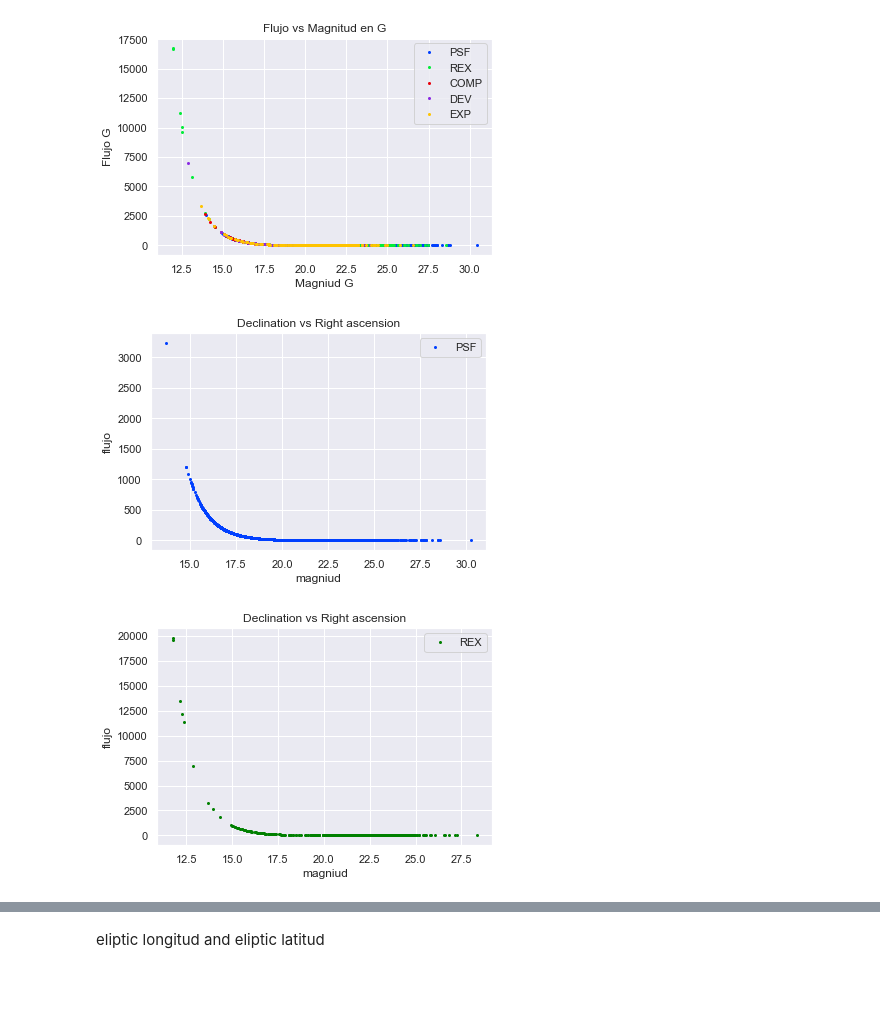
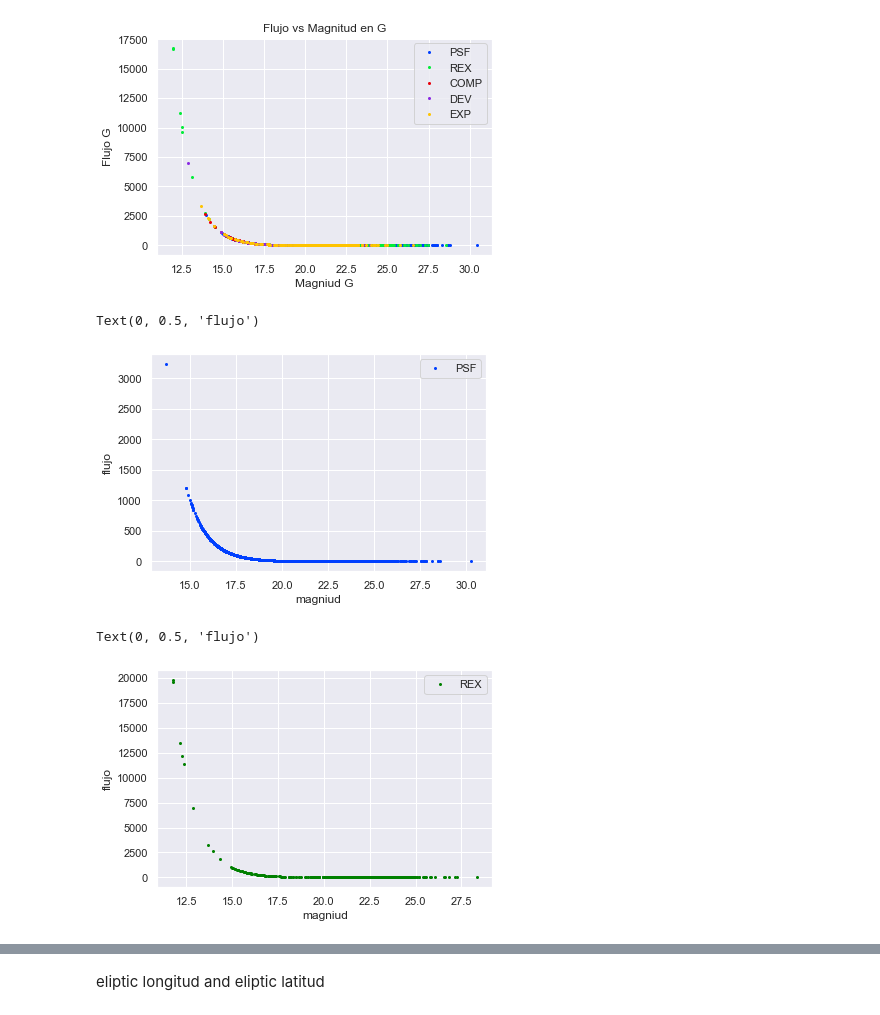
Before and after one commit to DCIDA2019/da2019-Stefany2889, a Jupyter notebook: Semana14/proyecto/Tarea.ipynb, the cells around one changed output, grey strips where cells are left out. Cells and saved outputs as stored; diff of their text form; code cells hidden in the pictures; blank space fills up the shorter version.

```diff
--- a/Semana14/proyecto/Tarea.ipynb
+++ b/Semana14/proyecto/Tarea.ipynb
@@ -107,21 +112,22 @@ plt.title('Flujo vs Magnitud en G');
 # %%
 
 plt.plot(data['dered_mag_g'][data['type'] == 'PSF'], data['dered_flux_g'][data['type'] == 'PSF'], '.', markersize = 4,label = 'PSF')
 plt.legend()
 plt.xlabel('magniud')
 plt.ylabel('flujo')
-plt.title('Declination vs Right ascension');
 # %% [output]
+Text(0, 0.5, 'flujo')
-[figure, old version]
+[figure, new version]
 # %%
 plt.plot(data['dered_mag_g'][data['type'] == 'REX'], data['dered_flux_g'][data['type'] == 'REX'], '.', markersize = 4,color='green', label = 'REX')
 
 plt.legend()
 plt.xlabel('magniud')
 plt.ylabel('flujo')
-plt.title('Declination vs Right ascension');
+#plt.title('Declination vs Right ascension');
 # %% [output]
+Text(0, 0.5, 'flujo')
-[figure, old version]
+[figure, new version]
 # %%
 plt.plot(data['dered_mag_g'][data['type'] == 'COMP'], data['dered_flux_g'][data['type'] == 'COMP'], '.', markersize = 4,color='red', label = 'COMP')
 
```
Also changed, not shown: parts of 16 cells of this notebook.
